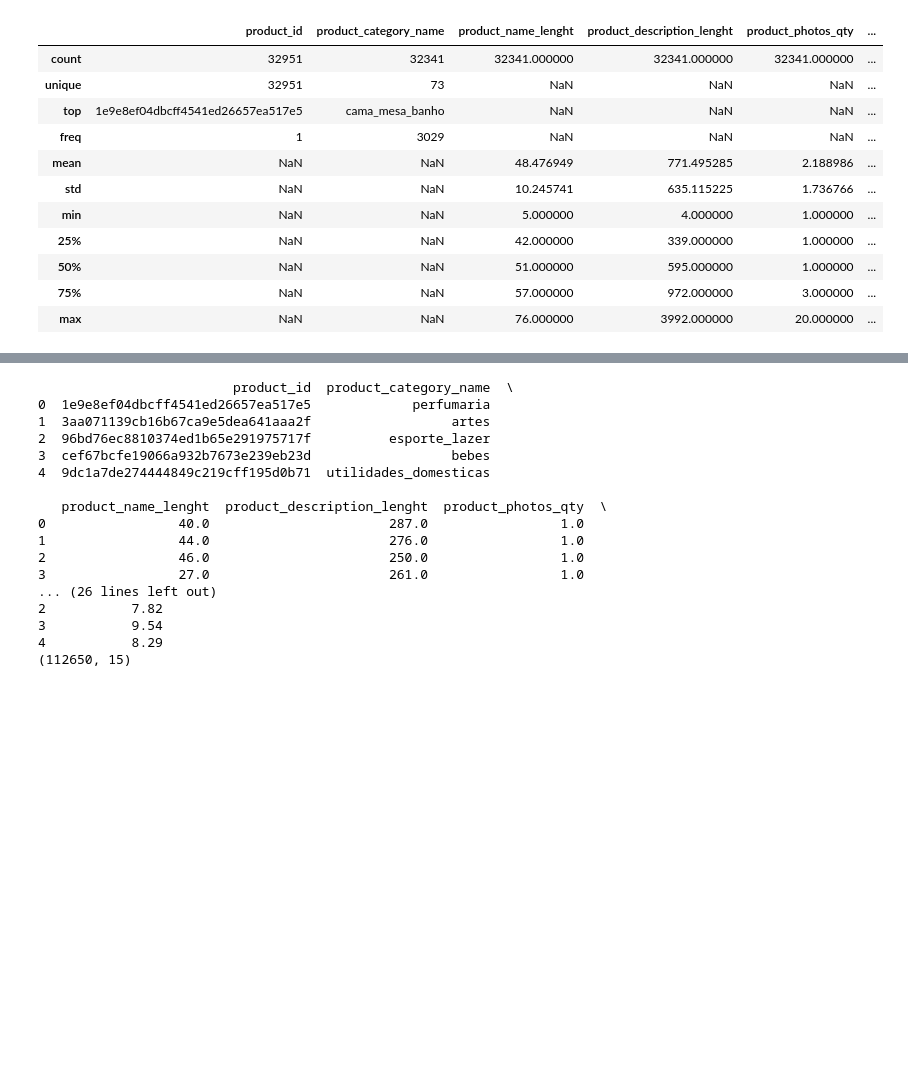
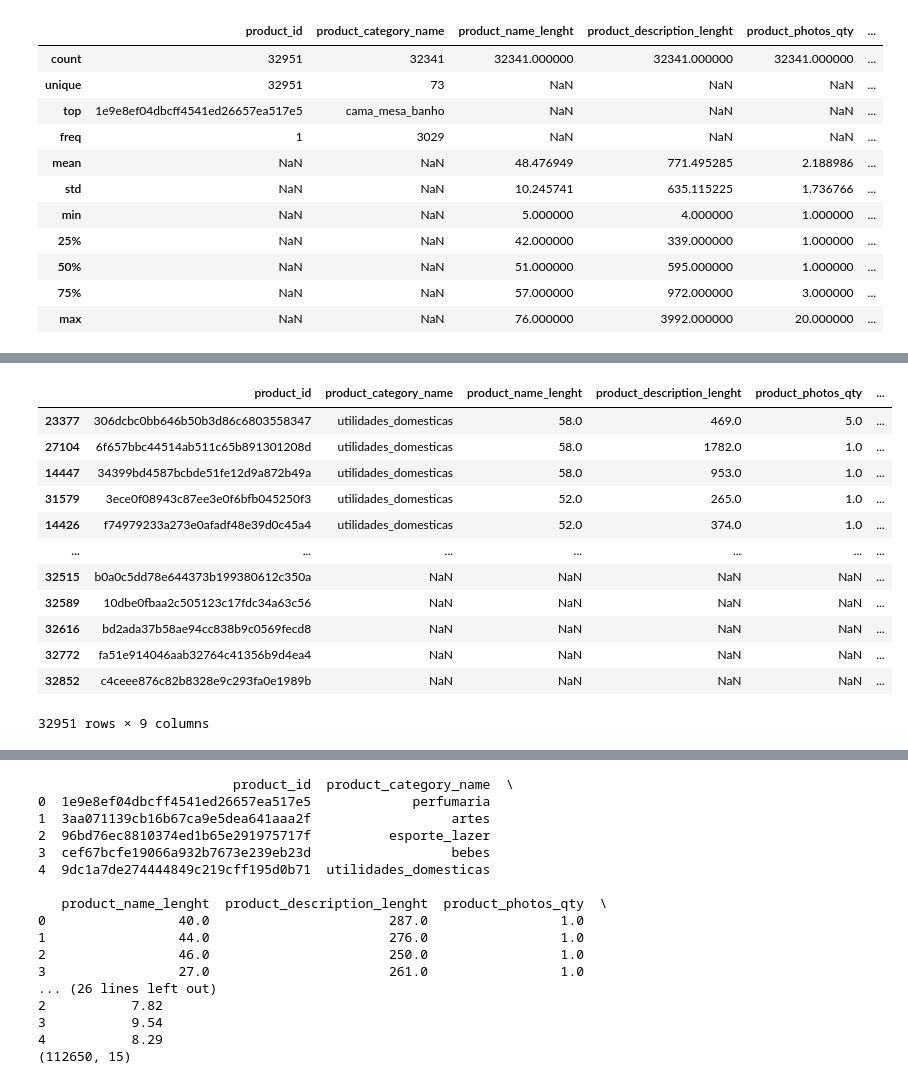
Before and after one commit to Dita-Ardelia/dashboard_sederhana, a Jupyter notebook: Notebook.ipynb, the cells around one changed output, grey strips where cells are left out. Saved outputs shown, nothing was run; the diff lists cells and outputs as text; code cells hidden in the pictures; blank space fills up the shorter version.

```diff
--- a/Notebook.ipynb
+++ b/Notebook.ipynb
@@ -157,0 +154,2 @@ dtype: int64
+# %%
+products_df.fillna(value="Prefer not to say", inplace=True)
@@ -193,3 +228,19 @@ order_df.describe(include="all")
 | 50% | NaN | 1.000000 | NaN | NaN | NaN | 74.990000 | 16.260000 |
 | 75% | NaN | 1.000000 | NaN | NaN | NaN | 134.900000 | 21.150000 |
 | max | NaN | 21.000000 | NaN | NaN | NaN | 6735.000000 | 409.680000 |
+# %%
+products_df.sort_values(by="product_category_name", ascending=False)
+# %% [output]
+|  | product_id | product_category_name | product_name_lenght | product_description_lenght | product_photos_qty | ... |
+| 23377 | 306dcbc0bb646b50b3d86c6803558347 | utilidades_domesticas | 58.0 | 469.0 | 5.0 | ... |
+| 27104 | 6f657bbc44514ab511c65b891301208d | utilidades_domesticas | 58.0 | 1782.0 | 1.0 | ... |
+| 14447 | 34399bd4587bcbde51fe12d9a872b49a | utilidades_domesticas | 58.0 | 953.0 | 1.0 | ... |
+| 31579 | 3ece0f08943c87ee3e0f6bfb045250f3 | utilidades_domesticas | 52.0 | 265.0 | 1.0 | ... |
+| 14426 | f74979233a273e0afadf48e39d0c45a4 | utilidades_domesticas | 52.0 | 374.0 | 1.0 | ... |
+| ... | ... | ... | ... | ... | ... | ... |
+| 32515 | b0a0c5dd78e644373b199380612c350a | NaN | NaN | NaN | NaN | ... |
+| 32589 | 10dbe0fbaa2c505123c17fdc34a63c56 | NaN | NaN | NaN | NaN | ... |
+| 32616 | bd2ada37b58ae94cc838b9c0569fecd8 | NaN | NaN | NaN | NaN | ... |
+| 32772 | fa51e914046aab32764c41356b9d4ea4 | NaN | NaN | NaN | NaN | ... |
+| 32852 | c4ceee876c82b8328e9c293fa0e1989b | NaN | NaN | NaN | NaN | ... |
+32951 rows × 9 columns
```
Also changed, not shown: parts of 19 cells of this notebook.
